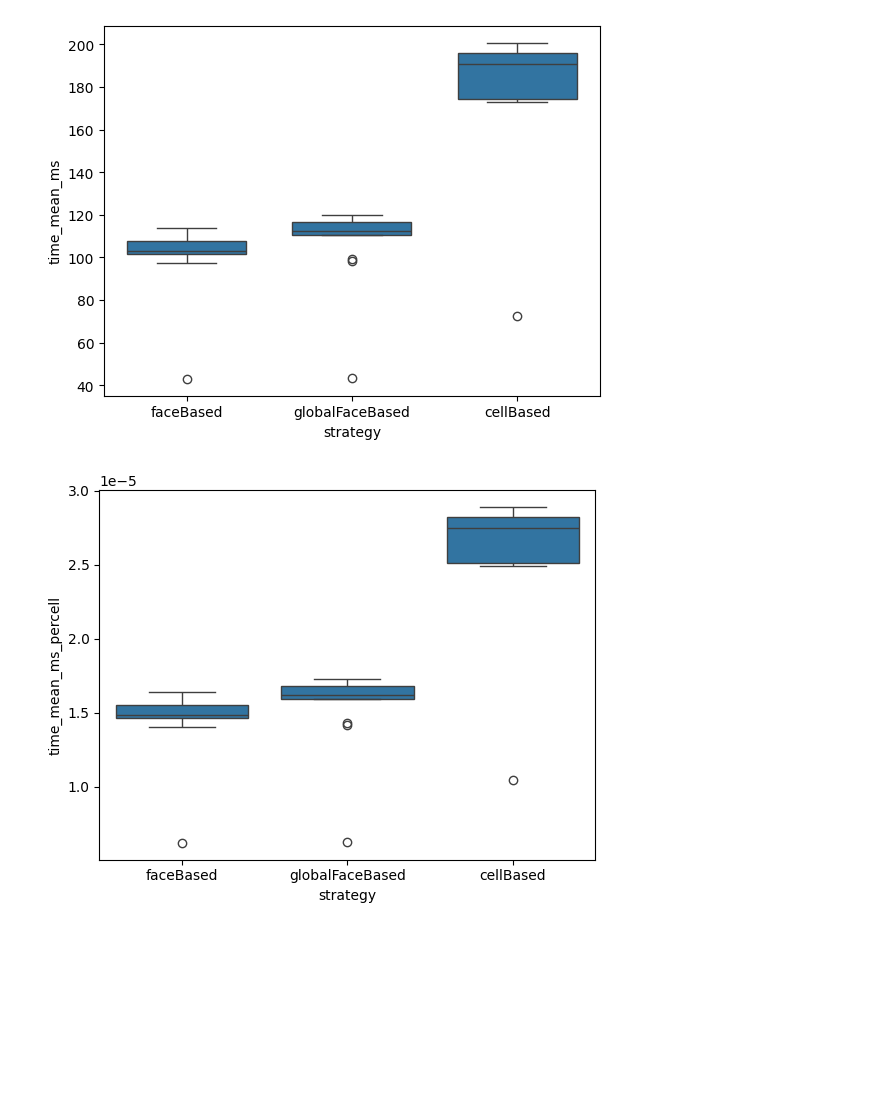
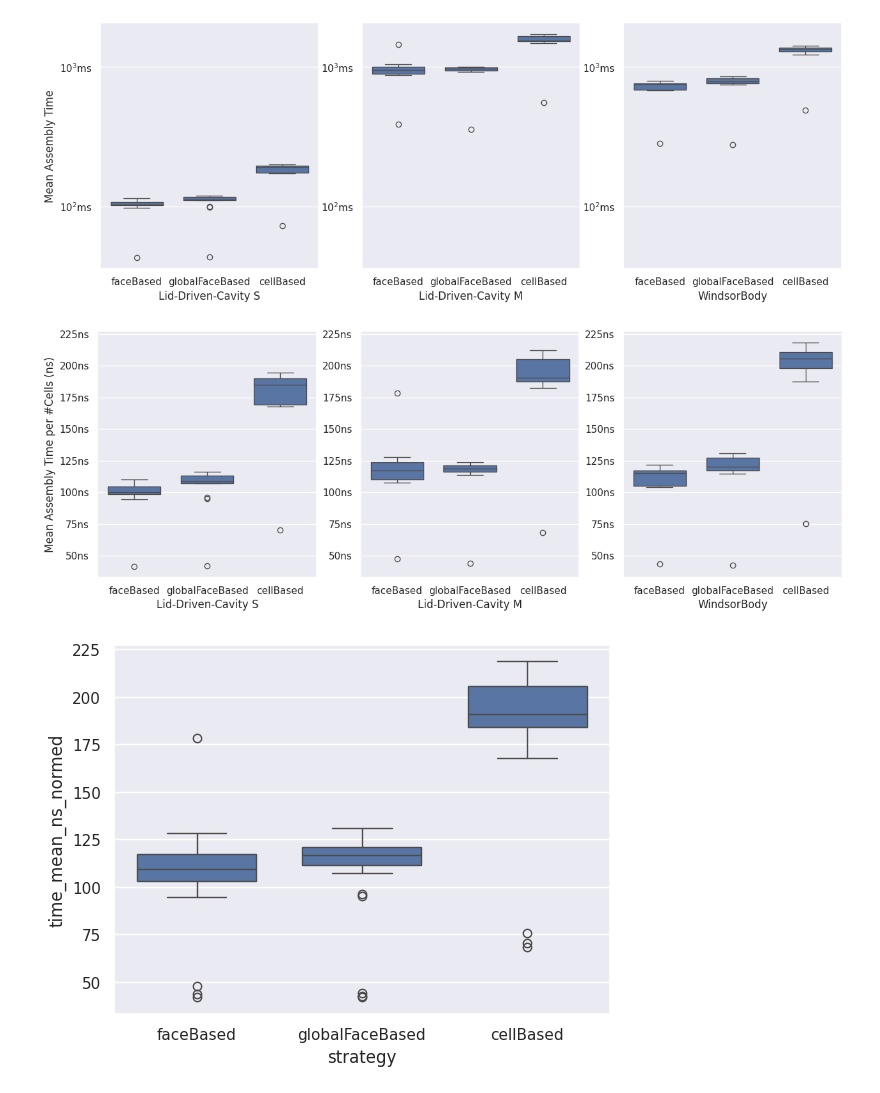
Before and after one commit to lupeterm/FVM-Prototyping, a Jupyter notebook: notebook_new.ipynb, the cells around one changed output. Saved outputs shown, nothing was run; the diff lists cells and outputs as text; code cells hidden in the pictures; blank space fills up the shorter version.

```diff
--- a/notebook_new.ipynb
+++ b/notebook_new.ipynb
@@ -13,3 +17,23 @@ df['time_mean_ns_normed'] = df['time_mean_ms'].apply(lambda x: x *1000000/ nCell
 filtered = df[~df["variant"].str.contains("Only")]
 sorted_variants = sorted(df["variant"].unique())
 sorted_variants_filtered = sorted(filtered["variant"].unique())
+# %%
+def float_to_power10(x):
+    s = f"{x:.6e}"          # scientific notation string
+    mantissa, exp = s.split('e')
+    if round(float(mantissa), 1) == 1.0:
+        return fr"$10^{int(exp)}$"
+    else:
+        return fr"${round(float(mantissa), 1)}10^{int(exp)}$"
+def add_yticks_suffix(ax, suffix, toExp=True):
+    ticks = ax.get_yticks()
+    suffixed = [""]*len(ticks)
+    for i in range(len(ticks)):
+        x = ticks[i]
+        if toExp:
+            x = float_to_power10(x)
+        else:
+            x = str(int(x))
+        suffixed[i] = x + suffix
+
+    ax.yaxis.set_ticklabels(suffixed)
@@ -36,9 +60,15 @@ df
 # %%
-def draw_boxplot(data, x, y, save=False, annotate=False, useLog=False, ylabel=""):
+def draw_boxplot(data, x, y, save=False, annotate=False, useLog=False, ylabel="", xlabel="",ax=None):
     yl = ylabel or y
-    plot = sb.boxplot(data=data, x=x, y=y, log_scale=useLog, gap=.1).set(
-        ylabel=yl
-    )
+    xl = xlabel or x
+    if ax:
+        plot = sb.boxplot(data=data, ax=ax, x=x, y=y, log_scale=useLog, gap=.1).set(
+            ylabel=yl, xlabel=xl
+        )
+    else:
+        plot = sb.boxplot(data=data, x=x, y=y, log_scale=useLog, gap=.1).set(
+            ylabel=yl, xlabel=xl
+        )
     if annotate:
         minvals = data.loc[data.groupby("strategy")["time_mean_ms"].idxmin()]
         mapping = {"faceBased": 0, "globalFaceBased": 1, "cellBased": 2}
@@ -49,10 +79,24 @@ def draw_boxplot(data, x, y, save=False, annotate=False, useLog=False, ylabel=""
     if save:
         plt.savefig(f"figures/{save}.svg")
 # %%
-draw_boxplot(df, x="strategy", y="time_mean_ms", save=False, annotate=False)
+fig, axes = plt.subplots(1,3, figsize=(15, 5), sharey=True)
+for i, ax in enumerate(axes.flat):
+    case_df = df[df["case_short"] == list(cases.keys())[i]]
+    draw_boxplot(case_df, ax=ax, x="strategy", y="time_mean_ms", save=False, annotate=False, xlabel=list(cases.values())[i], useLog=True, ylabel="Mean Assembly Time")
+    ax.yaxis.set_tick_params(labelleft=True)
+    add_yticks_suffix(ax=ax, suffix="ms")
 # %% [output]
-[figure, old version]
+[figure, new version]
+# %%
+fig, axes = plt.subplots(1,3, figsize=(15, 5), sharey=True)
+for i, ax in enumerate(axes.flat):
+    case_df = df[df["case_short"] == list(cases.keys())[i]]
+    draw_boxplot(case_df, ax=ax, x="strategy", y="time_mean_ns_normed", save=False, annotate=False, xlabel=list(cases.values())[i], ylabel="Mean Assembly Time per #Cells (ns)")
+    ax.yaxis.set_tick_params(labelleft=True)
+    add_yticks_suffix(ax, "ns", toExp=False)
+# %% [output]
+[figure, added]
 # %%
-draw_boxplot(df, x="strategy", y="time_mean_ms_percell", save=False, annotate=False)
+draw_boxplot(df, x="strategy", y="time_mean_ns_normed", save=False, annotate=False)
 # %% [output]
-[figure, old version]
+[figure, new version]
```
Also changed, not shown: parts of 7 cells of this notebook, 3 other files.
